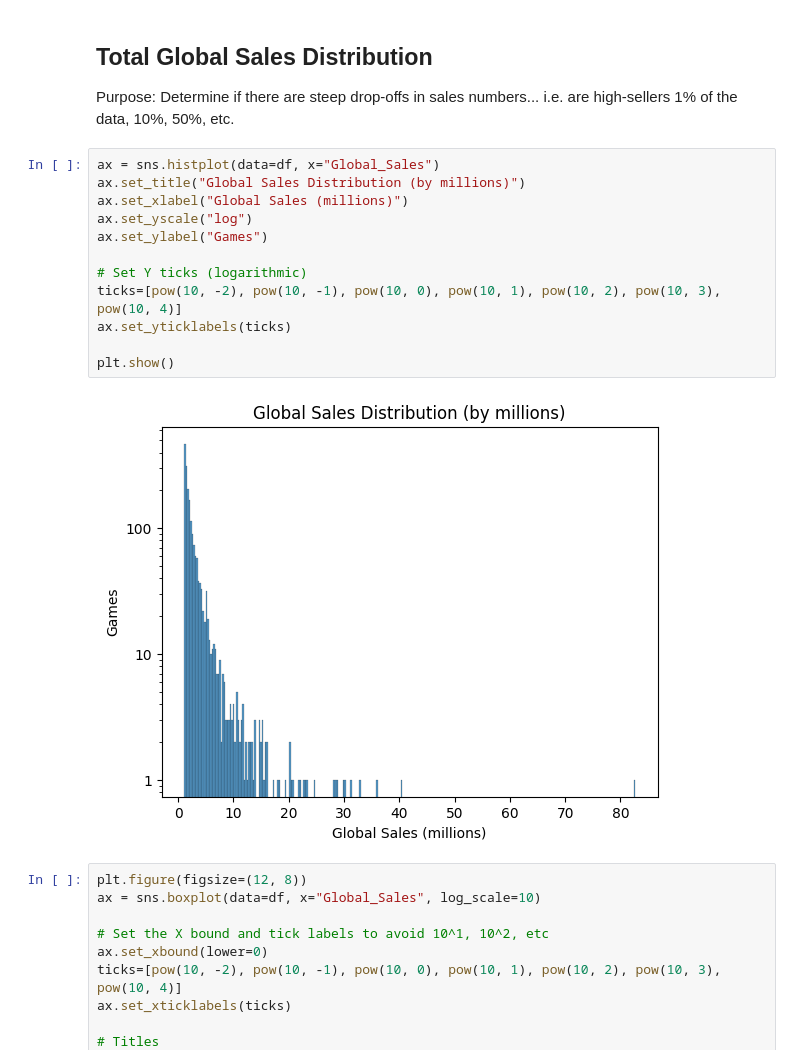
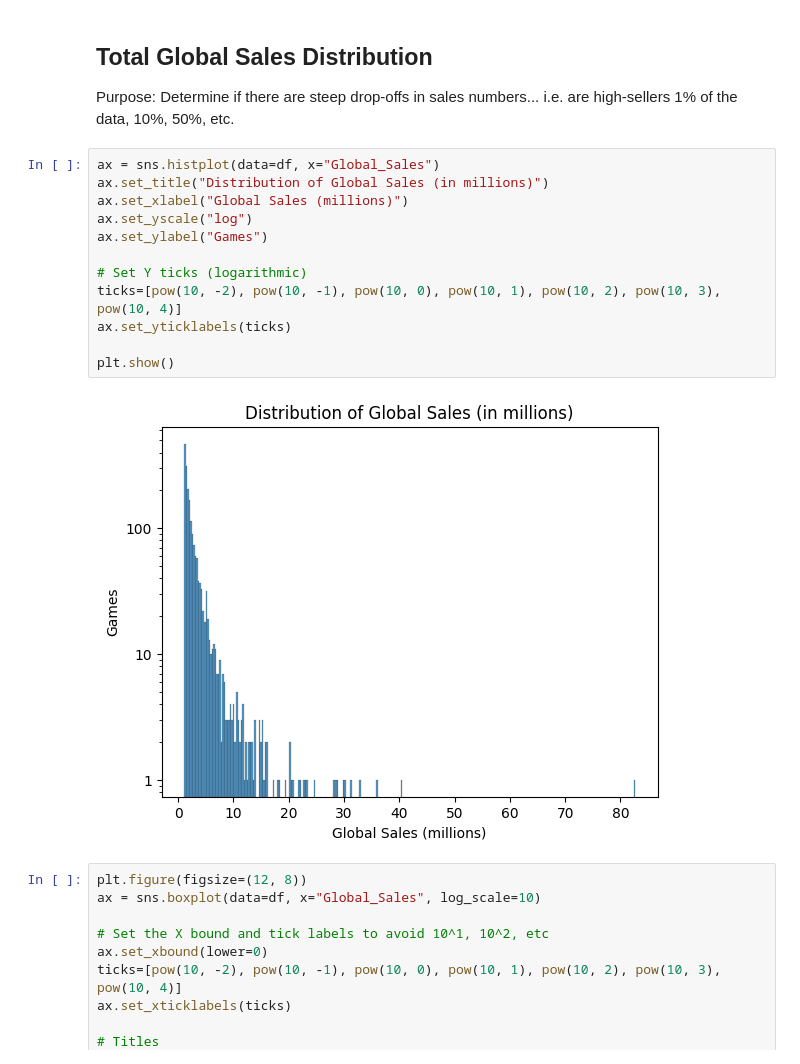
Before and after one commit to candersen114/Python2Source, a Jupyter notebook: finalproj.ipynb, the cells around one changed output. Cells and saved outputs as stored; diff of their text form.

Commit message:
Additional work on sales distribution, refactoring to organize code

```diff
--- a/finalproj.ipynb
+++ b/finalproj.ipynb
@@ -291,18 +293,18 @@ memory usage: 381.8 KB
 Purpose: Determine if there are steep drop-offs in sales numbers... i.e. are high-sellers 1% of the data, 10%, 50%, etc.
 # %%
 ax = sns.histplot(data=df, x="Global_Sales")
-ax.set_title("Global Sales Distribution (by millions)")
+ax.set_title("Distribution of Global Sales (in millions)")
 ax.set_xlabel("Global Sales (millions)")
 ax.set_yscale("log")
 ax.set_ylabel("Games")
 
 # Set Y ticks (logarithmic)
 ticks=[pow(10, -2), pow(10, -1), pow(10, 0), pow(10, 1), pow(10, 2), pow(10, 3), pow(10, 4)]
 ax.set_yticklabels(ticks)
 
 plt.show()
 # %% [output]
-[figure, old version]
+[figure, new version]
 # %%
 plt.figure(figsize=(12, 8))
 ax = sns.boxplot(data=df, x="Global_Sales", log_scale=10)
```
Also changed, not shown: parts of 8 cells of this notebook, 1 other file.
